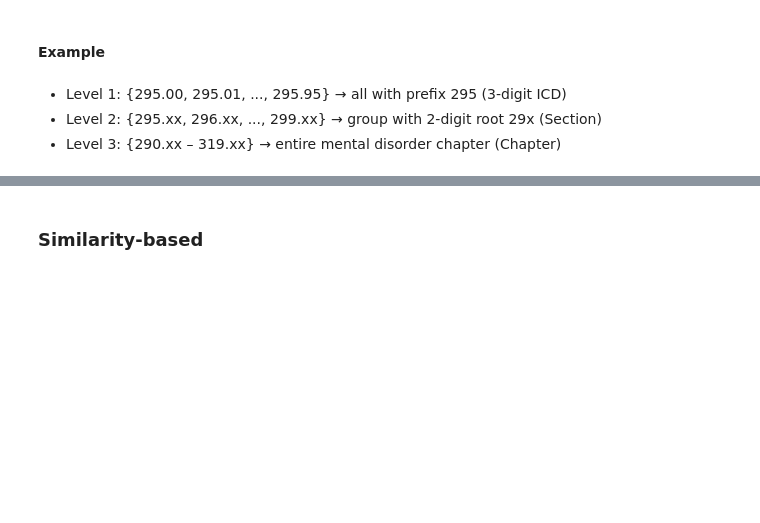
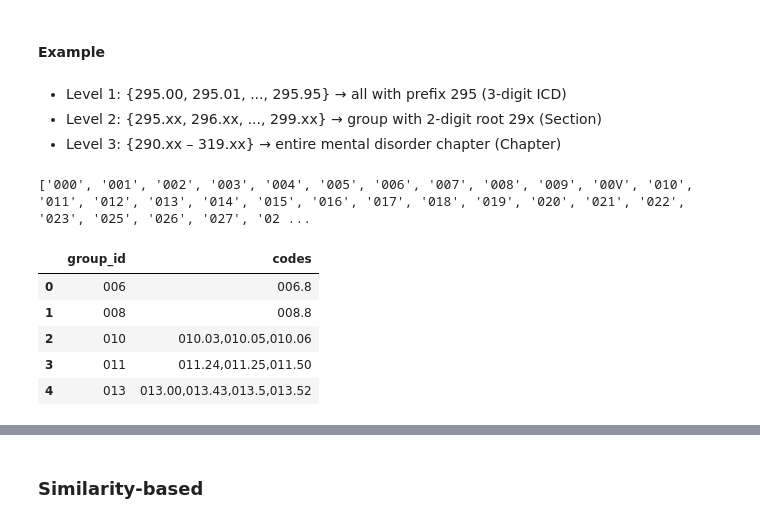
Before and after one commit to ikotsov/Disassociation-Algorithm, a Jupyter notebook: notebooks/experimental_evaluation.ipynb, the cells around one changed output, grey strips where cells are left out. Drawn from its saved outputs; the diff is of its cells as text; code cells hidden in the pictures; blank space fills up the shorter version.

Commit message:
feat: add hierarchy based utilities

```diff
--- a/notebooks/experimental_evaluation.ipynb
+++ b/notebooks/experimental_evaluation.ipynb
@@ -2,6 +2,7 @@
 # Constants
 # %%
 DATASET_PATH = '../data/dataset_final.csv'
+DIAGNOSIS_CODES_PATH = '../data/diagnosis_codes_final.csv'
 # %% [markdown]
 # Imports
 # %%
@@ -218,3 +219,13 @@ Record 2: ['A', 'B', 'D']
 - Level 1: {295.00, 295.01, ..., 295.95} → all with prefix 295 (3-digit ICD)
 - Level 2: {295.xx, 296.xx, ..., 299.xx} → group with 2-digit root 29x (Section)
 - Level 3: {290.xx – 319.xx} → entire mental disorder chapter (Chapter)
+# %%
+# Load diagnosis codes CSV
+df_diagnosis_codes = pd.read_csv(DIAGNOSIS_CODES_PATH)
+codes = df_diagnosis_codes["Diagnostic Code"].astype(str)
+
+# Preview which 3-digit prefixes are present
+prefixes = codes.str.replace(".", "").str.zfill(5).str[:3]
+print(sorted(prefixes.unique()))
+# %% [output]
+['000', '001', '002', '003', '004', '005', '006', '007', '008', '009', '00V', '010', '011', '012', '013', '014', '015', '016', '017', '018', '019', '020', '021', '022', '023', '025', '026', '027', '02 ...
@@ -220,0 +250,47 @@ Record 2: ['A', 'B', 'D']
+# %%
+from collections import defaultdict
+
+# Utility grouping containers
+level1 = defaultdict(list) # group by first 3 digits
+level2 = defaultdict(list) # group by first 2 digits
+level3 = {"CHAP_290_319": []} # hardcoded ICD-9 range for mental disorders
+
+# Group codes into levels
+for code in codes:
+    # Remove dot to normalize, then pad with zeros if needed
+    prefix1 = get_group_prefix(code, level=1)
+    prefix2 = get_group_prefix(code, level=2)
+
+    # Level 1: 3-digit group
+    level1[prefix1].append(code)
+
+    # Level 1: 3-digit group
+    level2[prefix2].append(code)
+
+    digits = code.replace(".", "")
+    digits = digits.zfill(5)
+    # Level 3: Check if in mental disorders chapter (290–319)
+    try:
+        prefix = int(digits[:3])
+        if 290 <= prefix <= 319:
+            level3["CHAP_290_319"].append(code)
+    except ValueError:
+        continue  # skip malformed codes
+
+df_level1 = to_df(level1, "level1")
+df_level2 = to_df(level2, "level2")
+df_level3 = to_df(level3, "level3")
+
+# Save to CSV
+df_level1.to_csv("../data/utility_hierarchy_level1.csv", index=False)
+df_level2.to_csv("../data/utility_hierarchy_level2.csv", index=False)
+df_level3.to_csv("../data/utility_hierarchy_level3.csv", index=False)
+# %%
+df_level1.head()
+# %% [output]
+|  | group_id | codes |
+| 0 | 006 | 006.8 |
+| 1 | 008 | 008.8 |
+| 2 | 010 | 010.03,010.05,010.06 |
+| 3 | 011 | 011.24,011.25,011.50 |
+| 4 | 013 | 013.00,013.43,013.5,013.52 |
```
Also changed, not shown: parts of 5 cells of this notebook.
